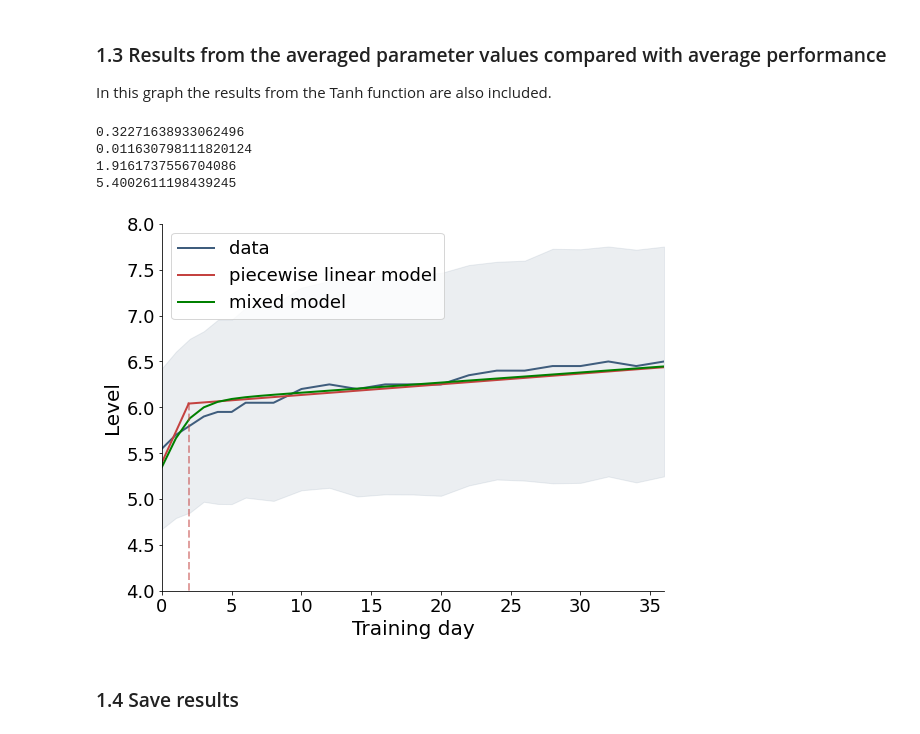
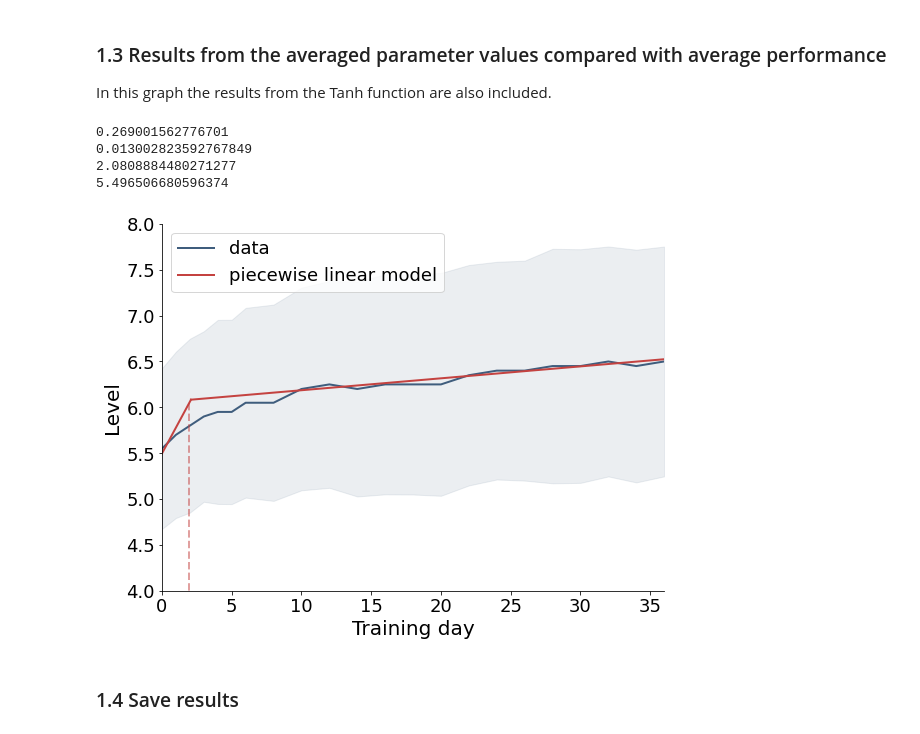
Before and after one commit to juliaericson/Working-Memory-Training-Learning-Curves, a Jupyter notebook: HMM CogMed Linear Version Final.ipynb, the cells around one changed output. Saved outputs shown, nothing was run; the diff lists cells and outputs as text; code cells hidden in the pictures.

```diff
--- a/HMM CogMed Linear Version Final.ipynb
+++ b/HMM CogMed Linear Version Final.ipynb
@@ -12,7 +12,7 @@ import seaborn as sns
 # %% [markdown]
 Read data from training on WM grid:
 # %%
-data = pd.read_csv('data/final_data_cogmed_max_25min.csv', index_col=0)  # final_data_cogmed_max_25min.csv
+data = pd.read_csv('../data/final_data_cogmed_max_25min.csv', index_col=0)  # final_data_cogmed_max_25min.csv
 accounts = data.treatmentid.unique()
 data
 # %% [output]
@@ -96,7 +96,7 @@ def m_step(x, y, w1, w2, p_norm, a, b, tau):
     con1 = {'type': 'ineq', 'fun': constraint1}
     con2 = {'type': 'ineq', 'fun': constraint2}
     con3 = {'type': 'ineq', 'fun': constraint3}
-    return minimize(f, x0, args=(x, y, w1, w2, p_norm), constraints=[con1, con2, con3], tol=1e-10)
+    return minimize(f, x0, args=(x, y, w1, w2, p_norm), constraints=[con1, con2], tol=1e-10)
 
 def constraint1(var):
     """
@@ -112,7 +112,7 @@ def constraint2(var):
 
 def constraint3(var):
     """
-    Constrains the slope of the strategy improvement to positive values.
+    Constrains the slope of the strategy improvement to positive values. Not used
     """
     return var[1]
 # %% [markdown]
@@ -289,39 +291,38 @@ print(1/tau_mean)
 print(a1)
 t_switch = 1/tau_mean
 time = np.linspace(0, 36, 37)
 time1 = time[np.where(time < t_switch)[0]]
 time2 = time[np.where(time > t_switch)[0]]
 time1 = np.insert(time1, time1.shape[0], t_switch, axis=0)
 time2 = np.insert(time2, 0, t_switch, axis=0)
 
 ax = plt.subplot(1, 1, 1)
 ax.spines["top"].set_visible(False)
 ax.spines["right"].set_visible(False)
 ax.tick_params(axis='both', which='major', labelsize=18)
 
 plt.plot(data_grouped.treatmentday, data_grouped.trial_level_median, color="#3F5D7D", label='data', linewidth=2)
 plt.fill_between(data_grouped.treatmentday, data_grouped.trial_level_median - data_grouped.trial_level_std, data_grouped.trial_level_median + data_grouped.trial_level_std, color="#3F5D7D", alpha=.1)
 
 plt.plot(time1, a1 + b1*time1 + b2*time1, color="#c44240", label='piecewise linear model', linewidth=2)
 plt.plot(time2, a1 + b1*t_switch + b2*time2, color="#c44240", linewidth=2)
-plt.plot(time, 5.35 + time*0.011 + 0.70*np.tanh(0.461*time), color="green", label='mixed model', linewidth=2)
 
 plt.plot([1.92, 1.92], [6.05, 0], color="#c44240", linestyle='--', alpha=0.5, linewidth=2)
 
 plt.xlabel('Training day', fontsize=20)
 plt.ylabel('Level', fontsize=20)
 
 plt.xlim((0, 36))
 plt.ylim(4, 8)
 plt.legend(loc='upper left', fontsize=18)
 
 plt.show()
 # %% [output]
-0.32271638933062496
-0.011630798111820124
-1.9161737556704086
-5.4002611198439245
+0.269001562776701
+0.013002823592767849
+2.0808884480271277
+5.496506680596374
-[figure, old version]
+[figure, new version]
 # %% [markdown]
 ### 1.4 Save results
 # %%
```
Also changed, not shown: parts of 15 cells of this notebook, 8 other files.
